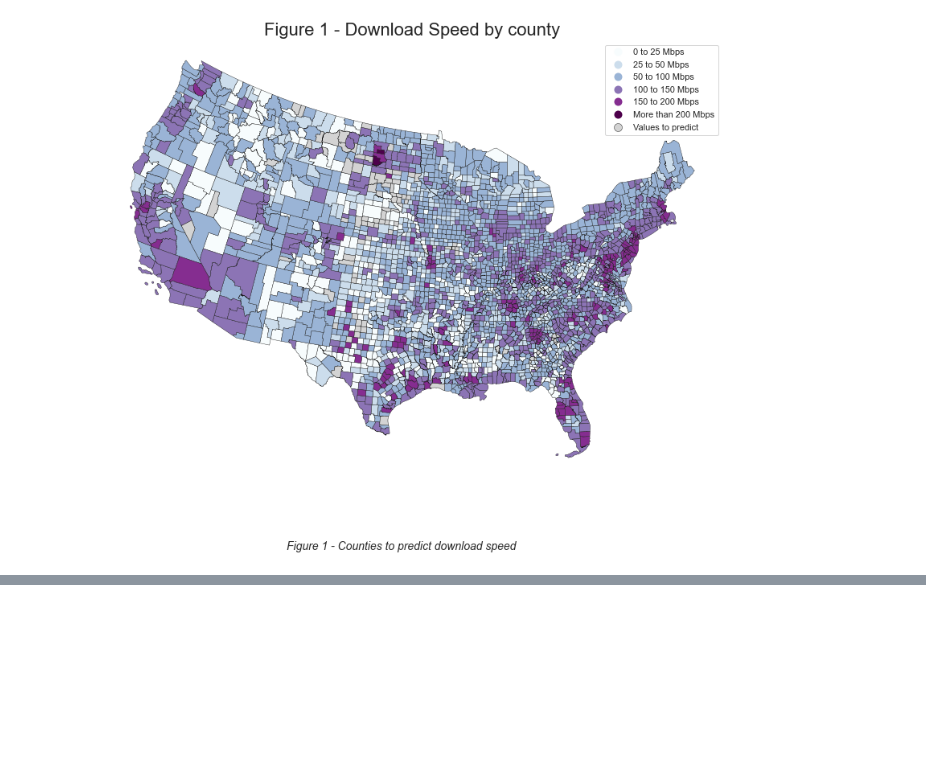
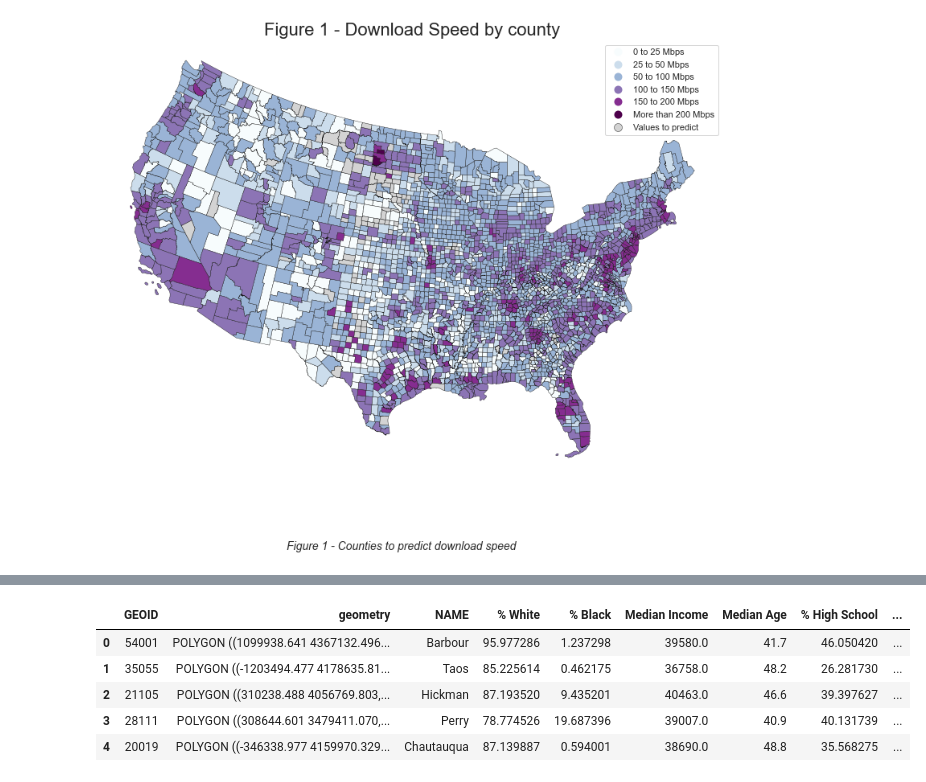
Before and after one commit to Macaguzman/US-Counties-Broadband-Projection-2020-Projection, a Jupyter notebook: Predicting Internet Speed.ipynb, the cells around one changed output, grey strips where cells are left out. Drawn from its saved outputs; the diff is of its cells as text; code cells hidden in the pictures; blank space fills up the shorter version.

```diff
--- a/Predicting Internet Speed.ipynb
+++ b/Predicting Internet Speed.ipynb
@@ -184,0 +253,15 @@ ax.axis("off")
+# %%
+merged_gdf['% White'] = merged_gdf['White'] / merged_gdf['Race Total'] * 100
+merged_gdf['% Black'] = merged_gdf['Black'] / merged_gdf['Race Total'] * 100
+merged_gdf['% High School'] = merged_gdf['High School graduate'] / merged_gdf['Education Total'] * 100
+cols = ['GEOID', 'geometry', 'NAME', '% White', '% Black', 'Median Income', 'Median Age',
+        '% High School', 'Median Home Value', 'tests', 'group', 'group_num', 'avg_d_mbps_wt']
+ml_data = merged_gdf[cols]
+ml_data.head()
+# %% [output]
+|  | GEOID | geometry | NAME | % White | % Black | Median Income | Median Age | % High School | ... |
+| 0 | 54001 | POLYGON ((1099938.641 4367132.496... | Barbour | 95.977286 | 1.237298 | 39580.0 | 41.7 | 46.050420 | ... |
+| 1 | 35055 | POLYGON ((-1203494.477 4178635.81... | Taos | 85.225614 | 0.462175 | 36758.0 | 48.2 | 26.281730 | ... |
+| 2 | 21105 | POLYGON ((310238.488 4056769.803,... | Hickman | 87.193520 | 9.435201 | 40463.0 | 46.6 | 39.397627 | ... |
+| 3 | 28111 | POLYGON ((308644.601 3479411.070,... | Perry | 78.774526 | 19.687396 | 39007.0 | 40.9 | 40.131739 | ... |
+| 4 | 20019 | POLYGON ((-346338.977 4159970.329... | Chautauqua | 87.139887 | 0.594001 | 38690.0 | 48.8 | 35.568275 | ... |
```
Also changed, not shown: parts of 5 cells of this notebook.
